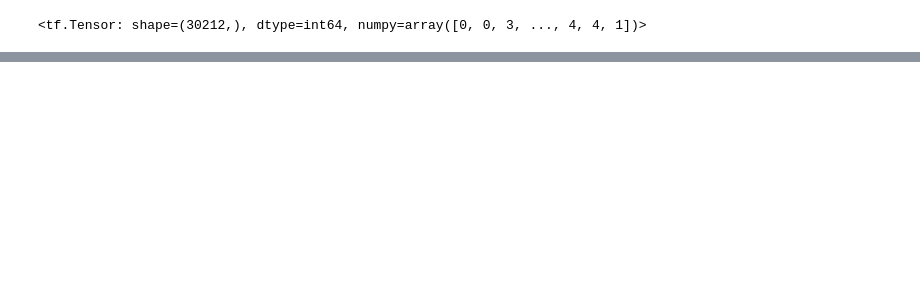
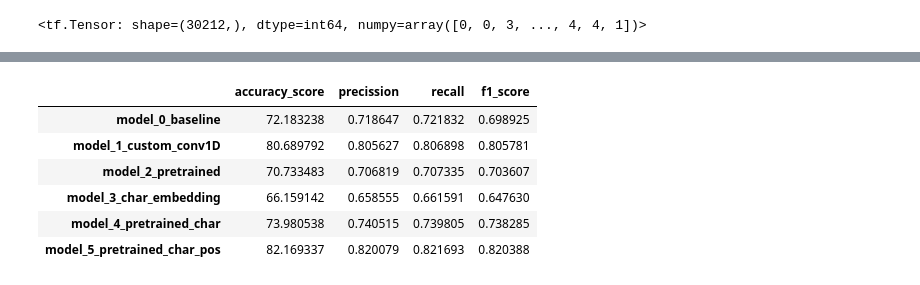
Before and after one commit to jahidul39306/TF_Journey, a Jupyter notebook: 9. SkimLit/pubmed-200k-rct-a-dataset-for-sequential-sentence.ipynb, the cells around one changed output, grey strips where cells are left out. Cells and saved outputs as stored; diff of their text form; code cells hidden in the pictures; blank space fills up the shorter version.

Commit message:
SkimLit -model comparison and saving-loading model

```diff
--- a/9. SkimLit/pubmed-200k-rct-a-dataset-for-sequential-sentence.ipynb
+++ b/9. SkimLit/pubmed-200k-rct-a-dataset-for-sequential-sentence.ipynb
@@ -1130,0 +1131,18 @@ model_5_results
+# %%
+all_model_results = pd.DataFrame({"model_0_baseline": baseline_results,
+                            "model_1_custom_conv1D": model_1_results,
+                            "model_2_pretrained": model_2_results,
+                            "model_3_char_embedding": model_3_results,
+                            "model_4_pretrained_char": model_4_results,
+                            "model_5_pretrained_char_pos": model_5_results})
+
+all_model_results = all_model_results.transpose()
+all_model_results
+# %% [output]
+|  | accuracy_score | precission | recall | f1_score |
+| model_0_baseline | 72.183238 | 0.718647 | 0.721832 | 0.698925 |
+| model_1_custom_conv1D | 80.689792 | 0.805627 | 0.806898 | 0.805781 |
+| model_2_pretrained | 70.733483 | 0.706819 | 0.707335 | 0.703607 |
+| model_3_char_embedding | 66.159142 | 0.658555 | 0.661591 | 0.647630 |
+| model_4_pretrained_char | 73.980538 | 0.740515 | 0.739805 | 0.738285 |
+| model_5_pretrained_char_pos | 82.169337 | 0.820079 | 0.821693 | 0.820388 |
```
Also changed, not shown: parts of 46 cells of this notebook.
